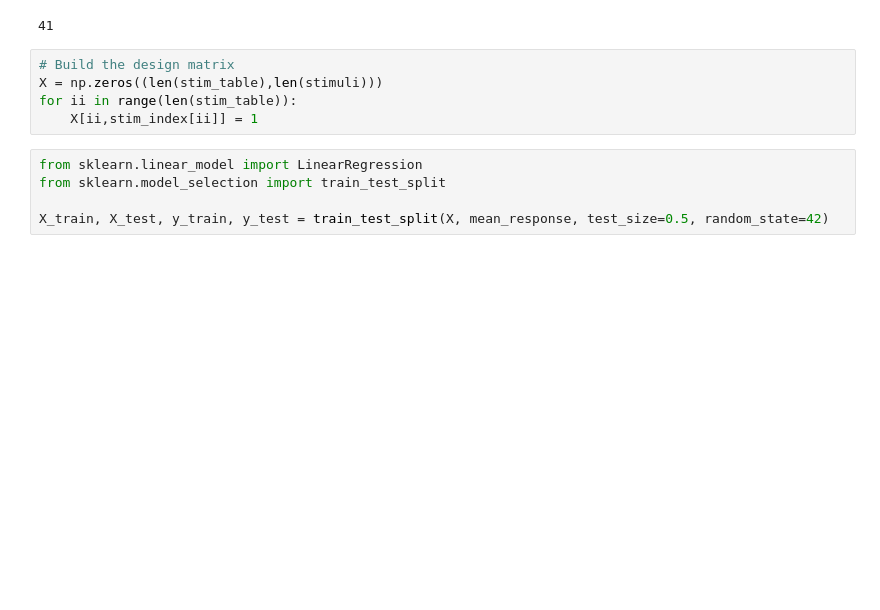
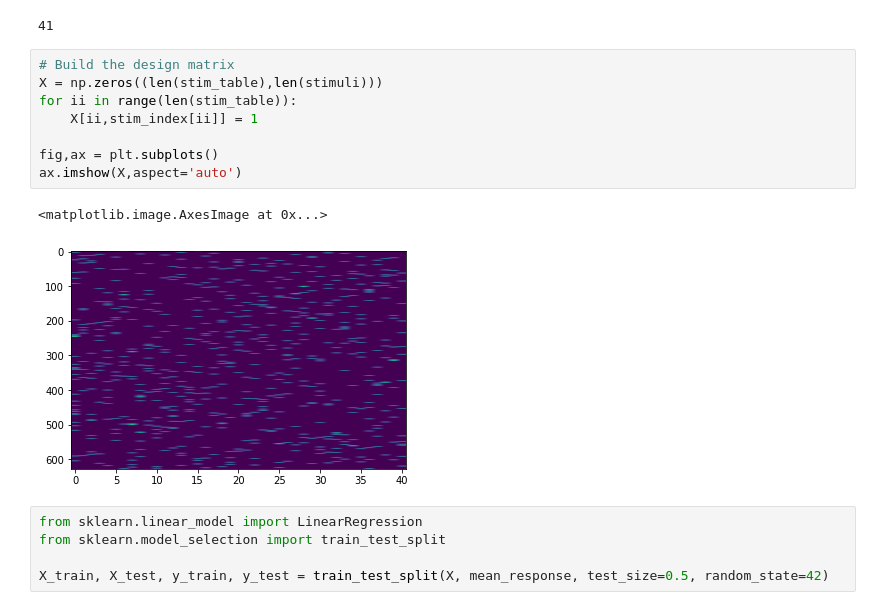
Before and after one commit to ryraut/swdb_2023, a Jupyter notebook: Day1/Day1WorkshopDraft.ipynb, the cells around one changed output. Drawn from its saved outputs; the diff is of its cells as text; blank space fills up the shorter version.

```diff
--- a/Day1/Day1WorkshopDraft.ipynb
+++ b/Day1/Day1WorkshopDraft.ipynb
@@ -521,8 +595,14 @@ print(len(stimuli))
 # %%
 # Build the design matrix
 X = np.zeros((len(stim_table),len(stimuli)))
 for ii in range(len(stim_table)):
     X[ii,stim_index[ii]] = 1
+
+fig,ax = plt.subplots()
+ax.imshow(X,aspect='auto')
+# %% [output]
+<matplotlib.image.AxesImage at 0x...>
+[figure, added]
 # %%
 from sklearn.linear_model import LinearRegression
 from sklearn.model_selection import train_test_split
```
Also changed, not shown: parts of 9 cells of this notebook.
